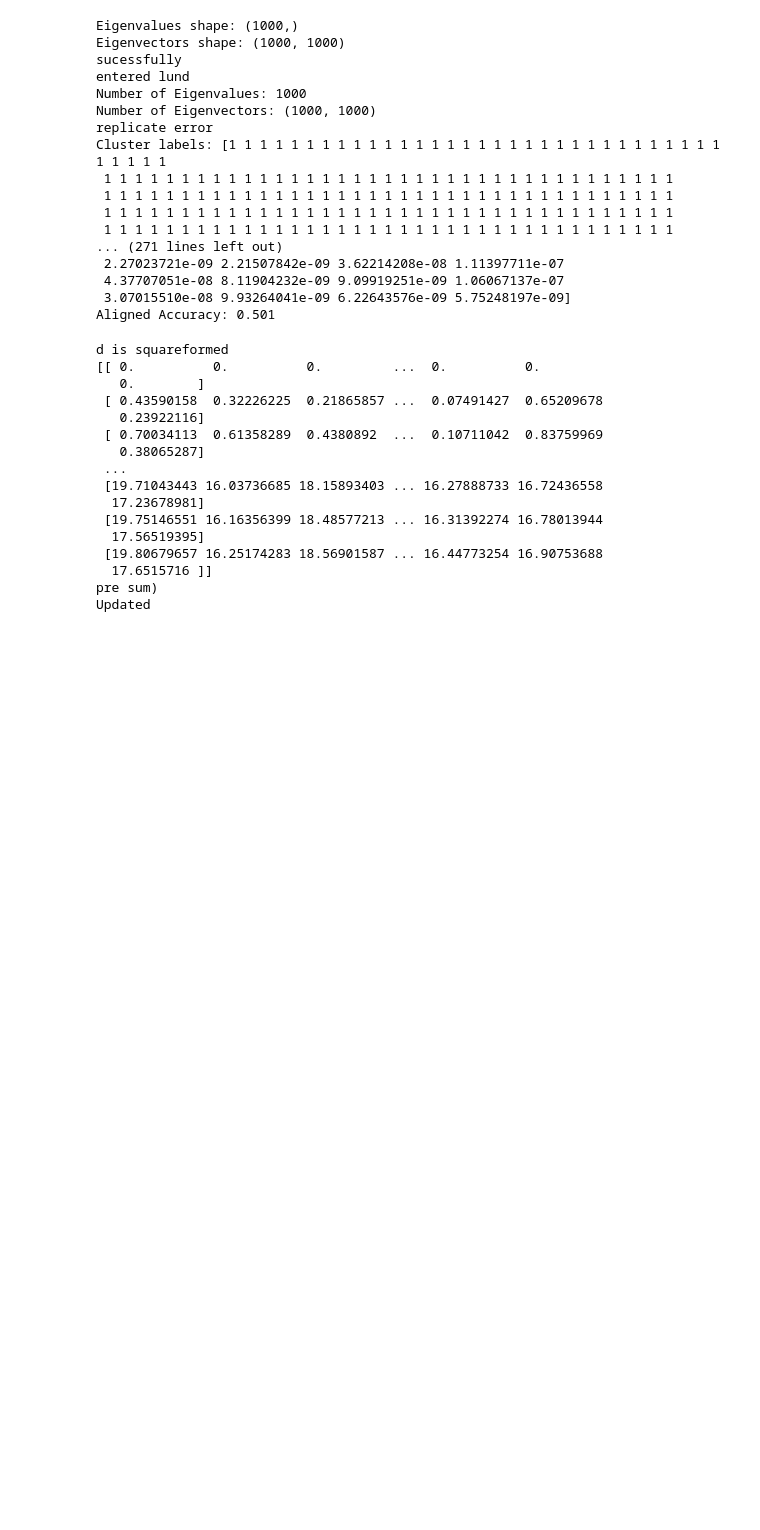
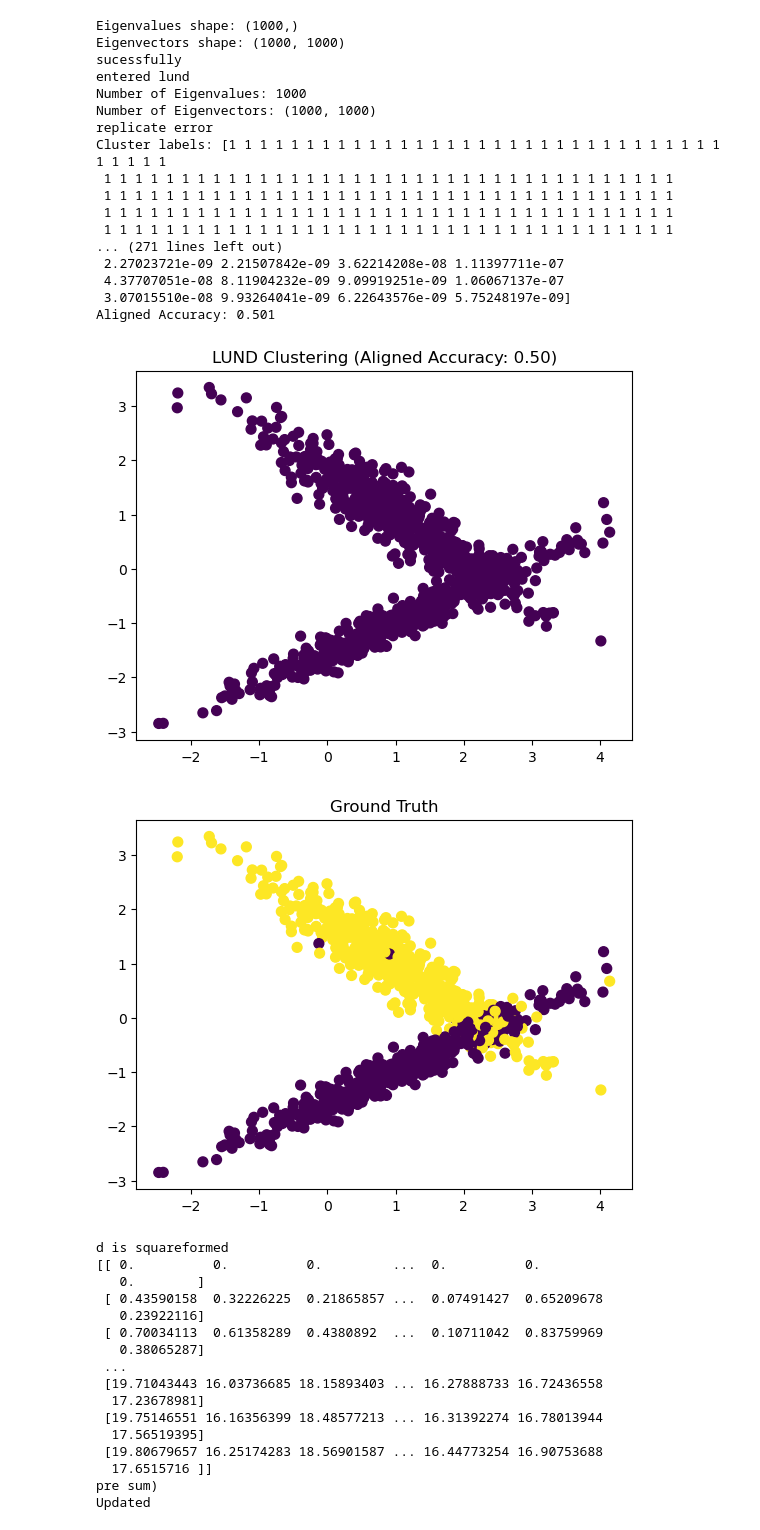
Before and after one commit to seolibek/Tufts2024, a Jupyter notebook: lund_low_dim.ipynb, the cells around one changed output. Saved outputs shown, nothing was run; the diff lists cells and outputs as text; code cells hidden in the pictures; blank space fills up the shorter version.

```diff
--- a/lund_low_dim.ipynb
+++ b/lund_low_dim.ipynb
@@ -8,6 +8,7 @@ from scipy.spatial.distance import pdist, squareform
 from lund.lund import LearningbyUnsupervisedNonlinearDiffusion
 from lund.utils import GraphExtractor,KDE
 from model.utils import loadHSI,calculate_aligned_accuracy
+import matplotlib.pyplot as plt
 
 # data_path, gt_path, data_name, gt_name = '/Users/seoli/Desktop/DIAMONDS/Tufts2024/data/SalinasA_corrected.mat', '/Users/seoli/Desktop/DIAMONDS/Tufts2024/data/SalinasA_gt.mat', 'salinasA_corrected', 'salinasA_gt'
 
@@ -53,34 +54,44 @@ print("Diffusion distances:", Dt)
 
 accuracy = calculate_aligned_accuracy(GT, C)
 print("Aligned Accuracy:", accuracy)
+
+def plot_clusters(X, labels, title):
+    plt.scatter(X[:, 0], X[:, 1], c=labels, cmap='viridis', s=50)
+    plt.title(title)
+    plt.show()
+
+plot_clusters(X, C, f"LUND Clustering (Aligned Accuracy: {accuracy:.2f})")
+plot_clusters(X, GT, "Ground Truth")
 # %% [output]
 Data shape: (1000, 2)
 [[0.         2.71213211 2.59563926 ... 2.60488795 0.63249972 3.13851077]
  [2.71213211 0.         0.63901434 ... 2.50514732 2.89902198 3.47108215]
  [2.59563926 0.63901434 0.         ... 1.88806756 2.91528799 2.85288259]
  ...
  [2.60488795 2.50514732 1.88806756 ... 0.         3.19692937 0.96601409]
  [0.63249972 2.89902198 2.91528799 ... 3.19692937 0.         3.76737337]
  [3.13851077 3.47108215 2.85288259 ... 0.96601409 3.76737337 0.        ]]
 entering try
  IS this working???
 Eigenvalues shape: (1000,)
 Eigenvectors shape: (1000, 1000)
 sucessfully
 entered lund
 Number of Eigenvalues: 1000
 Number of Eigenvectors: (1000, 1000)
 replicate error
 Cluster labels: [1 1 1 1 1 1 1 1 1 1 1 1 1 1 1 1 1 1 1 1 1 1 1 1 1 1 1 1 1 1 1 1 1 1 1 1 1
  1 1 1 1 1 1 1 1 1 1 1 1 1 1 1 1 1 1 1 1 1 1 1 1 1 1 1 1 1 1 1 1 1 1 1 1 1
  1 1 1 1 1 1 1 1 1 1 1 1 1 1 1 1 1 1 1 1 1 1 1 1 1 1 1 1 1 1 1 1 1 1 1 1 1
  1 1 1 1 1 1 1 1 1 1 1 1 1 1 1 1 1 1 1 1 1 1 1 1 1 1 1 1 1 1 1 1 1 1 1 1 1
  1 1 1 1 1 1 1 1 1 1 1 1 1 1 1 1 1 1 1 1 1 1 1 1 1 1 1 1 1 1 1 1 1 1 1 1 1
 ... (271 lines left out)
  2.27023721e-09 2.21507842e-09 3.62214208e-08 1.11397711e-07
  4.37707051e-08 8.11904232e-09 9.09919251e-09 1.06067137e-07
  3.07015510e-08 9.93264041e-09 6.22643576e-09 5.75248197e-09]
 Aligned Accuracy: 0.501
+[figure, added]
+[figure, added]
 # %%
 import numpy as np
 from sklearn.datasets import make_blobs
```
Also changed, not shown: 1 other file.
